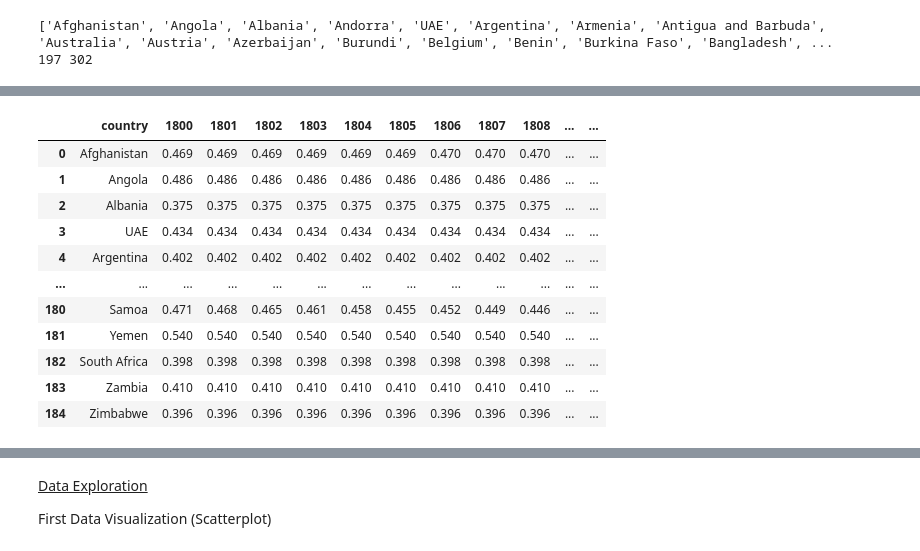
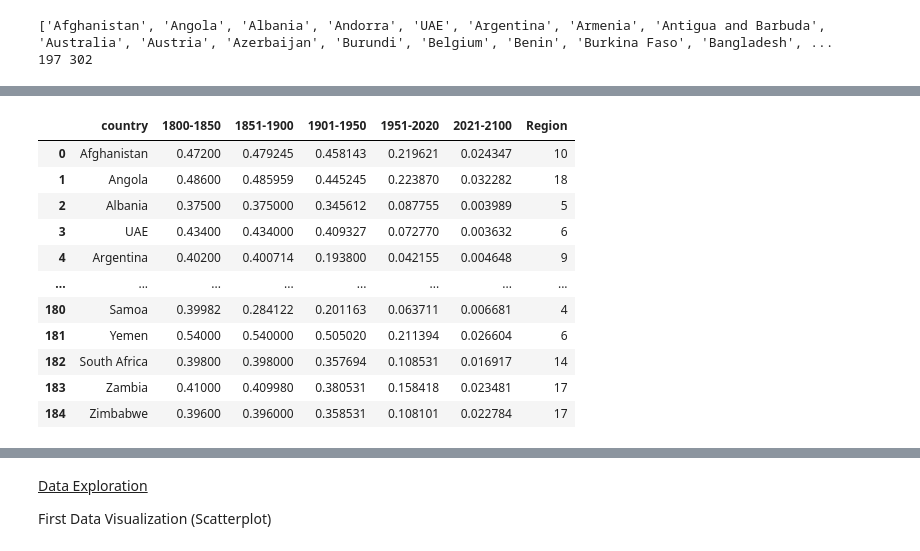
Before and after one commit to dshallal/data110final, a Jupyter notebook: WriteUp.ipynb, the cells around one changed output, grey strips where cells are left out. Cells and saved outputs as stored; diff of their text form; code cells hidden in the pictures.

```diff
--- a/WriteUp.ipynb
+++ b/WriteUp.ipynb
@@ -31,14 +31,11 @@ Our dataset comes from Gapminder, a non-profit organization that aims to aid glo
 def preparer(df):
     # Clean dataset by having any rows with empty columns removed and reset indexing
     cleaned_dataset = df.dropna().reset_index(drop=True)
-    # Remove columns beyond 2020 and change death amount to percentage
+    # Change death amount to percentage
     for column in cleaned_dataset.columns:
         # Skip country column
         if column != "country":
-            if int(column) > 2020:
-                cleaned_dataset = cleaned_dataset.drop(columns=[column])
-            else:
-                cleaned_dataset[column] /= 1000
+            cleaned_dataset[column] /= 1000
     # Create an empty column for a region to be assigned to each country
     cleaned_dataset["Region"] = None
     # Create the regions in hashsets (fast lookup time, but can be done with lists)
@@ -61,62 +58,72 @@ def preparer(df):
     region_17 = {"Canada", "USA"}
     region_18 = {"Argentina", "Bolivia", "Brazil", "Chile", "Colombia", "Ecuador", "Guyana", "Paraguay", "Peru", "Suriname", "Uruguay", "Venezuela"}
 
-    # Iterate through each row to assign a region
+    # Iterate through each row to assign a region (based on development)
     for i in range(len(cleaned_dataset)):
         country = cleaned_dataset.loc[i, "country"]
         if country in region_1:
-            cleaned_dataset.loc[i, "Region"] = "Central America"
+            cleaned_dataset.loc[i, "Region"] = 12
         elif country in region_2:
-            cleaned_dataset.loc[i, "Region"] = "North Africa"
+            cleaned_dataset.loc[i, "Region"] = 15
         elif country in region_3:
-            cleaned_dataset.loc[i, "Region"] = "West Africa"
+            cleaned_dataset.loc[i, "Region"] = 16
         elif country in region_4:
-            cleaned_dataset.loc[i, "Region"] = "East Africa"
+            cleaned_dataset.loc[i, "Region"] = 17
         elif country in region_5:
-            cleaned_dataset.loc[i, "Region"] = "Central Africa"
+            cleaned_dataset.loc[i, "Region"] = 18
         elif country in region_6:
-            cleaned_dataset.loc[i, "Region"] = "Southern Africa"
+            cleaned_dataset.loc[i, "Region"] = 14
         elif country in region_7:
-            cleaned_dataset.loc[i, "Region"] = "Western Europe"
+            cleaned_dataset.loc[i, "Region"] = 2
         elif country in region_8:
-            cleaned_dataset.loc[i, "Region"] = "Northern Europe"
+            cleaned_dataset.loc[i, "Region"] = 3
         elif country in region_9:
-            cleaned_dataset.loc[i, "Region"] = "Eastern Europe"
+            cleaned_dataset.loc[i, "Region"] = 7
         elif country in region_10:
-            cleaned_dataset.loc[i, "Region"] = "Southern Europe"
+            cleaned_dataset.loc[i, "Region"] = 5
         elif country in region_11:
-            cleaned_dataset.loc[i, "Region"] = "Middle East"
+            cleaned_dataset.loc[i, "Region"] = 6
         elif country in region_12:
-            cleaned_dataset.loc[i, "Region"] = "East Asia"
+            cleaned_dataset.loc[i, "Region"] = 8
         elif country in region_13:
-            cleaned_dataset.loc[i, "Region"] = "South Asia"
+            cleaned_dataset.loc[i, "Region"] = 10
         elif country in region_14:
-            cleaned_dataset.loc[i, "Region"] = "Southeast Asia"
+            cleaned_dataset.loc[i, "Region"] = 11
         elif country in region_15:
-            cleaned_dataset.loc[i, "Region"] = "Caribbean"
+            cleaned_dataset.loc[i, "Region"] = 13
         elif country in region_16:
-            cleaned_dataset.loc[i, "Region"] = "Oceania"
+            cleaned_dataset.loc[i, "Region"] = 4
         elif country in region_17:
-            cleaned_dataset.loc[i, "Region"] = "North America excluding Central America"
+            cleaned_dataset.loc[i, "Region"] = 1
         elif country in region_18:
-            cleaned_dataset.loc[i, "Region"] = "South America"
+            cleaned_dataset.loc[i, "Region"] = 9
         else:
             print(country) # Used for debugging missing countries/regions
             cleaned_dataset.loc[i, "Region"] = "Unknown"
     return cleaned_dataset
 # Cleaned dataset
 final_dataset = preparer(dataset)
+# Function to create time periods
+def time_categorizer(cleaned_dataset):
+    cleaned_dataset["1800-1850"] = cleaned_dataset.iloc[:, 1:51].mean(axis=1)
+    cleaned_dataset["1851-1900"] = cleaned_dataset.iloc[:, 51:100].mean(axis=1)
+    cleaned_dataset["1901-1950"] = cleaned_dataset.iloc[:, 101:150].mean(axis=1)
+    cleaned_dataset["1951-2020"] = cleaned_dataset.iloc[:, 151:222].mean(axis=1)
+    cleaned_dataset["2021-2100"] = cleaned_dataset.iloc[:, 223:302].mean(axis=1)
+    cleaned_dataset = cleaned_dataset.filter(items=["country", "1800-1850", "1851-1900", "1901-1950", "1951-2020", "2021-2100", "Region"])
+    return cleaned_dataset
+final_dataset = time_categorizer(final_dataset)
 final_dataset
 # %% [output]
-|  | country | 1800 | 1801 | 1802 | 1803 | 1804 | 1805 | 1806 | 1807 | 1808 | ... | ... |
-| 0 | Afghanistan | 0.469 | 0.469 | 0.469 | 0.469 | 0.469 | 0.469 | 0.470 | 0.470 | 0.470 | ... | ... |
-| 1 | Angola | 0.486 | 0.486 | 0.486 | 0.486 | 0.486 | 0.486 | 0.486 | 0.486 | 0.486 | ... | ... |
-| 2 | Albania | 0.375 | 0.375 | 0.375 | 0.375 | 0.375 | 0.375 | 0.375 | 0.375 | 0.375 | ... | ... |
-| 3 | UAE | 0.434 | 0.434 | 0.434 | 0.434 | 0.434 | 0.434 | 0.434 | 0.434 | 0.434 | ... | ... |
-| 4 | Argentina | 0.402 | 0.402 | 0.402 | 0.402 | 0.402 | 0.402 | 0.402 | 0.402 | 0.402 | ... | ... |
-| ... | ... | ... | ... | ... | ... | ... | ... | ... | ... | ... | ... | ... |
-| 180 | Samoa | 0.471 | 0.468 | 0.465 | 0.461 | 0.458 | 0.455 | 0.452 | 0.449 | 0.446 | ... | ... |
-| 181 | Yemen | 0.540 | 0.540 | 0.540 | 0.540 | 0.540 | 0.540 | 0.540 | 0.540 | 0.540 | ... | ... |
-| 182 | South Africa | 0.398 | 0.398 | 0.398 | 0.398 | 0.398 | 0.398 | 0.398 | 0.398 | 0.398 | ... | ... |
-| 183 | Zambia | 0.410 | 0.410 | 0.410 | 0.410 | 0.410 | 0.410 | 0.410 | 0.410 | 0.410 | ... | ... |
-| 184 | Zimbabwe | 0.396 | 0.396 | 0.396 | 0.396 | 0.396 | 0.396 | 0.396 | 0.396 | 0.396 | ... | ... |
+|  | country | 1800-1850 | 1851-1900 | 1901-1950 | 1951-2020 | 2021-2100 | Region |
+| 0 | Afghanistan | 0.47200 | 0.479245 | 0.458143 | 0.219621 | 0.024347 | 10 |
+| 1 | Angola | 0.48600 | 0.485959 | 0.445245 | 0.223870 | 0.032282 | 18 |
+| 2 | Albania | 0.37500 | 0.375000 | 0.345612 | 0.087755 | 0.003989 | 5 |
+| 3 | UAE | 0.43400 | 0.434000 | 0.409327 | 0.072770 | 0.003632 | 6 |
+| 4 | Argentina | 0.40200 | 0.400714 | 0.193800 | 0.042155 | 0.004648 | 9 |
+| ... | ... | ... | ... | ... | ... | ... | ... |
+| 180 | Samoa | 0.39982 | 0.284122 | 0.201163 | 0.063711 | 0.006681 | 4 |
+| 181 | Yemen | 0.54000 | 0.540000 | 0.505020 | 0.211394 | 0.026604 | 6 |
+| 182 | South Africa | 0.39800 | 0.398000 | 0.357694 | 0.108531 | 0.016917 | 14 |
+| 183 | Zambia | 0.41000 | 0.409980 | 0.380531 | 0.158418 | 0.023481 | 17 |
+| 184 | Zimbabwe | 0.39600 | 0.396000 | 0.358531 | 0.108101 | 0.022784 | 17 |
```
Also changed, not shown: parts of 9 cells of this notebook.
